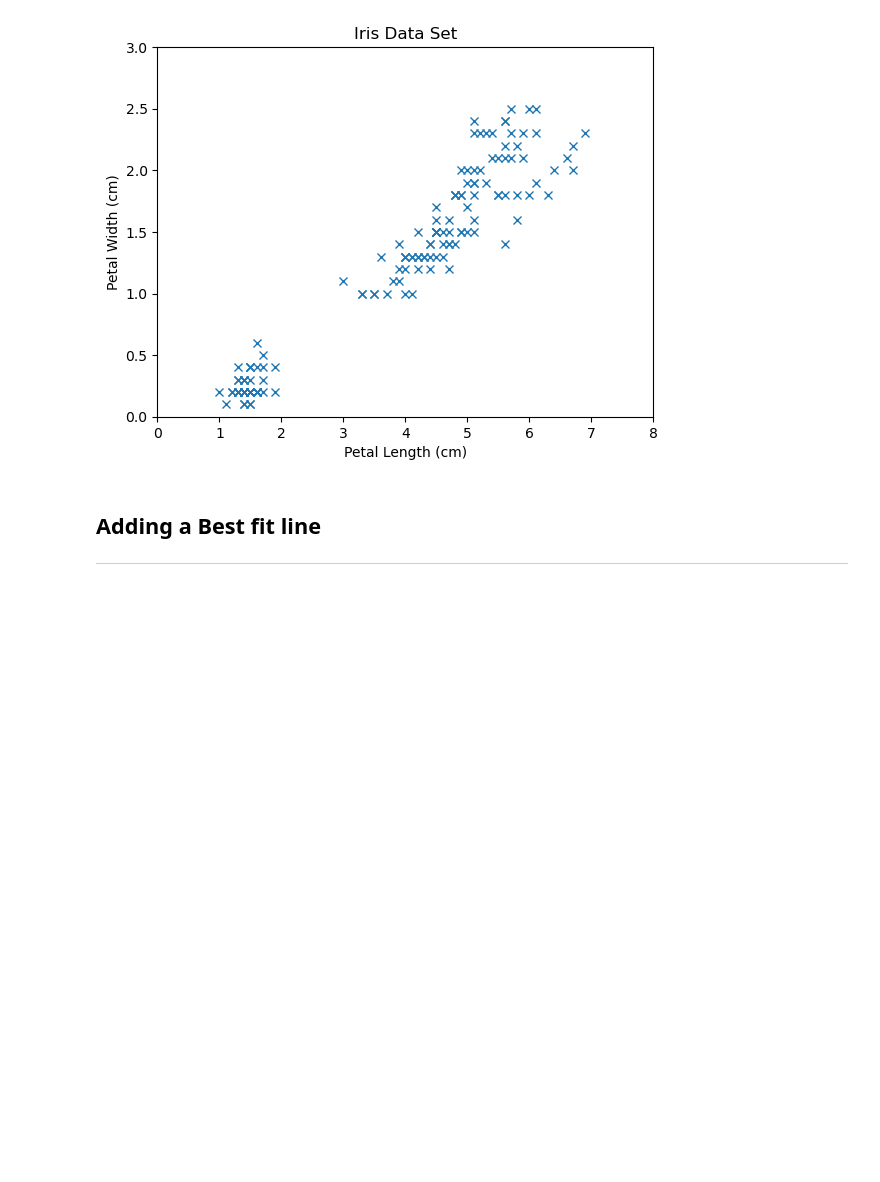
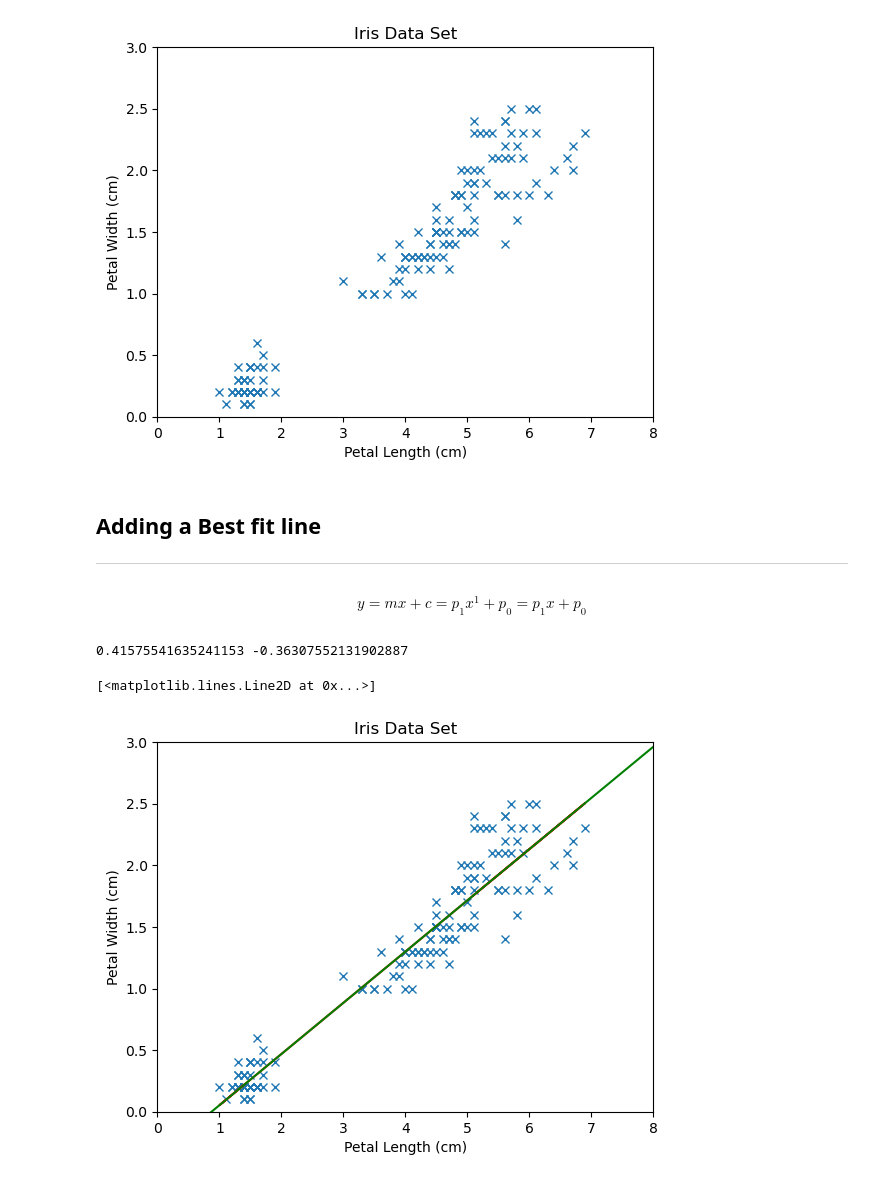
Before and after one commit to MikeCurleyCoosan/myproject, a Jupyter notebook: iris.ipynb, the cells around one changed output. Drawn from its saved outputs; the diff is of its cells as text; code cells hidden in the pictures; blank space fills up the shorter version.

Commit message:
Adding straight line to iris.ipynb dataset

```diff
--- a/iris.ipynb
+++ b/iris.ipynb
@@ -171,3 +168,46 @@ plt.show()
 # %% [markdown]
 ## Adding a Best fit line
 ---
+# %% [markdown]
+$$ y = mx + c = p_1 x^1 + p_0 = p_1 x + p_0 $$
+# %%
+# Fitting a straight line between our x and y axis data points
+
+#Create a figure and axis object
+fig, ax = plt.subplots()
+
+#Plot the data
+ax.plot(p_len, p_width, 'x')
+
+#Axis labels
+ax.set_xlabel('Petal Length (cm)')
+ax.set_ylabel('Petal Width (cm)')
+ax.set_title('Iris Data Set')
+
+#Set your x and y axis limits
+ax.set_xlim(0, 8)
+ax.set_ylim(0, 3)
+
+#Fitting a straight line
+m, c = np.polyfit(p_len, p_width, 1) # m is the slope, c is the y-intercept
+
+#Show m and c
+print(m, c)
+
+#plot the line
+ax.plot(p_len, m*p_len + c, 'r-')
+
+#Second approach to fitting a straight line
+
+#x values for best fit line
+bf_x = np.linspace(0.0, 8.0, 100)
+
+#y values for best fit line
+bf_y = m*bf_x + c
+
+#plot the best fit line
+ax.plot(bf_x, bf_y, 'g-')
+# %% [output]
+0.41575541635241153 -0.36307552131902887
+[<matplotlib.lines.Line2D at 0x...>]
+[figure, added]
```
Also changed, not shown: parts of 1 cell of this notebook.
